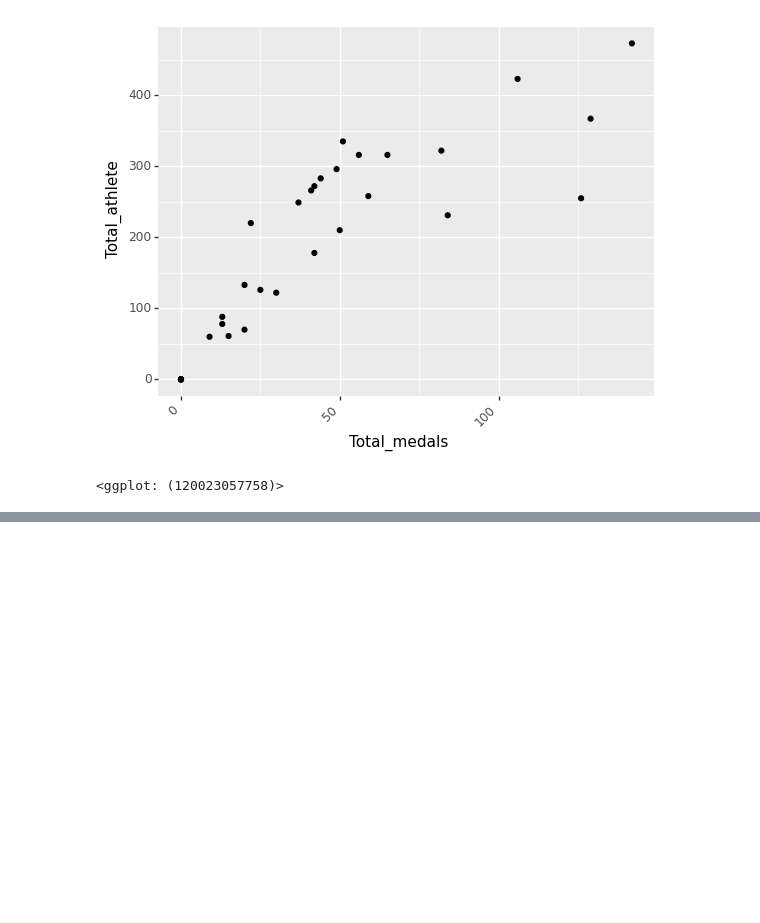
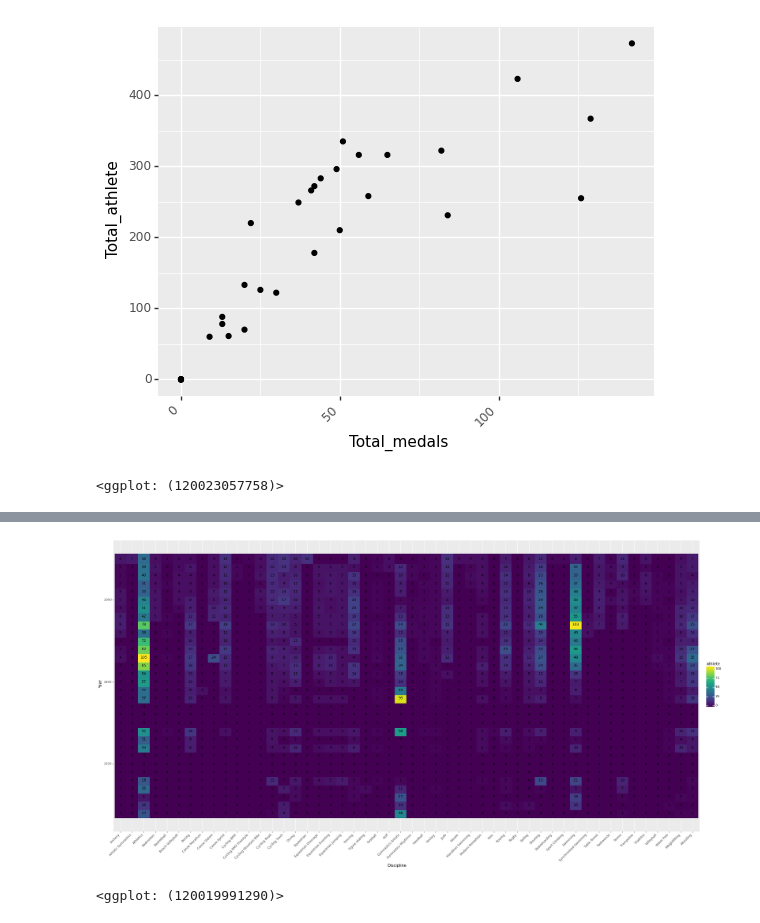
Before and after one commit to brmuloot/Jeux-Olympiques, a Jupyter notebook: Jeux_olympiques.ipynb, the cells around one changed output, grey strips where cells are left out. Saved outputs shown, nothing was run; the diff lists cells and outputs as text; code cells hidden in the pictures; blank space fills up the shorter version.

```diff
--- a/Jeux_olympiques.ipynb
+++ b/Jeux_olympiques.ipynb
@@ -329,13 +329,3 @@ df_gold_silver = pd.merge(silver, gold, on="Year", how = "outer")
 # %% [output]
 [figure]
 <ggplot: (120023057758)>
-# %%
-discipline = list(data.discipline_title.unique())
-test = discipline[0:15]
-year = []
-for i in range(1896,2024,4):
-    for j in range(len(test)):
-        year.append(i)
-print(len(year), len(test)*32)
-new_data = pd.DataFrame(test*32, columns = ["Discipline"])
-new_data = new_data.assign(Year = year)
@@ -382,0 +332,9 @@ data_fin = new_data.assign(athlete = tot_athlete)
+# %%
+discipline = list(data.discipline_title.unique())
+year = []
+for i in range(1896,2024,4):
+    for j in range(len(discipline)):
+        year.append(i)
+print(len(year), len(discipline)*32)
+new_data = pd.DataFrame(discipline*32, columns = ["Discipline"])
+new_data = new_data.assign(Year = year)
@@ -382,0 +370,12 @@ data_fin = new_data.assign(athlete = tot_athlete)
+# %%
+(
+    p9.ggplot(data = data_fin, mapping = p9.aes(x = "Discipline", y = "Year", fill = "athlete"))
+    + p9.geom_tile(p9.aes(width=1,height=5))
+    + p9.geom_text(p9.aes(label='athlete'),size=10)
+    + p9.theme(axis_text_x = p9.element_text(angle=45, hjust=1))
+    + p9.theme(figure_size=(30,15))
+
+)
+# %% [output]
+[figure, added]
+<ggplot: (120019991290)>
```
Also changed, not shown: parts of 11 cells of this notebook.
